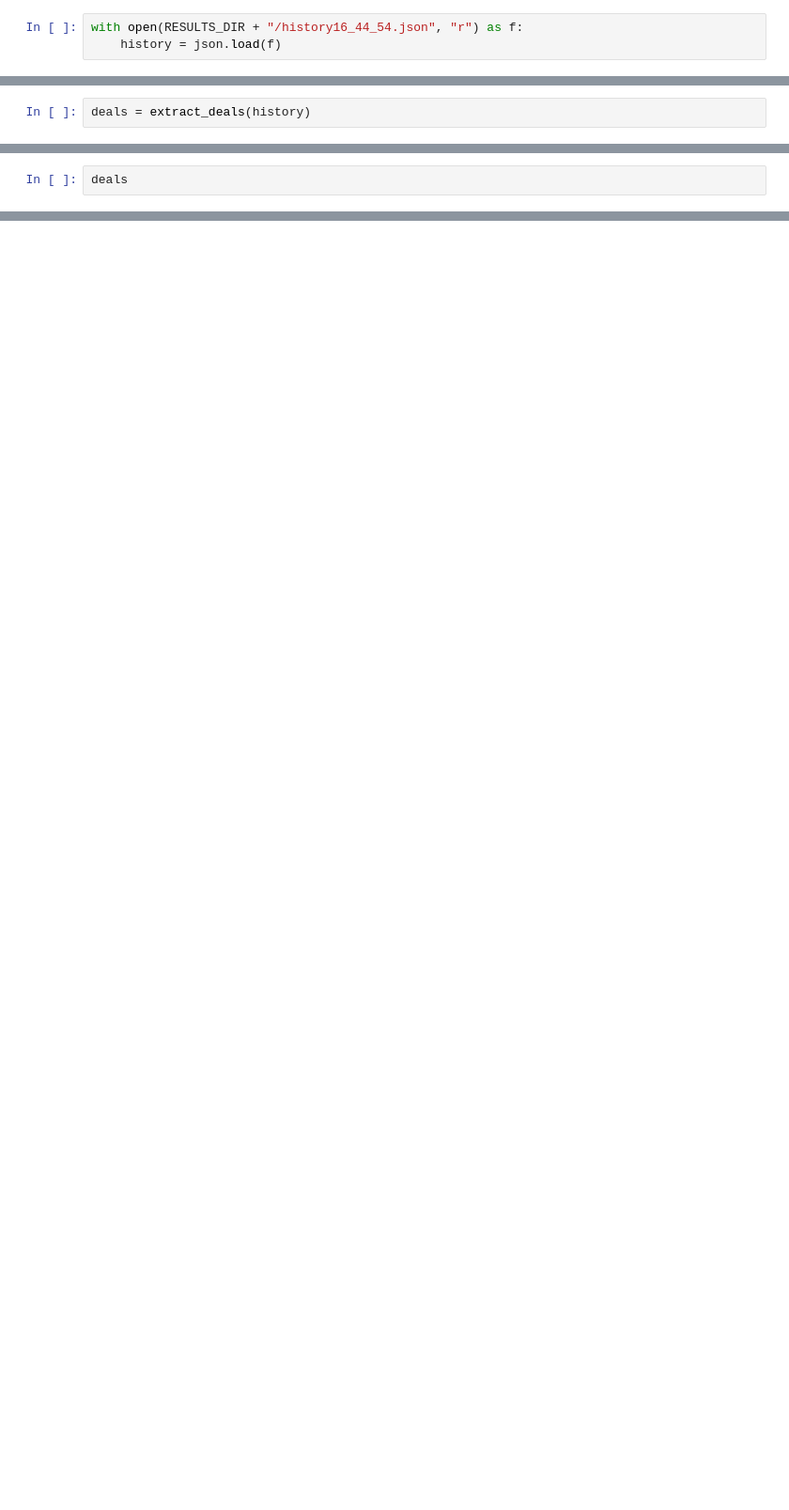
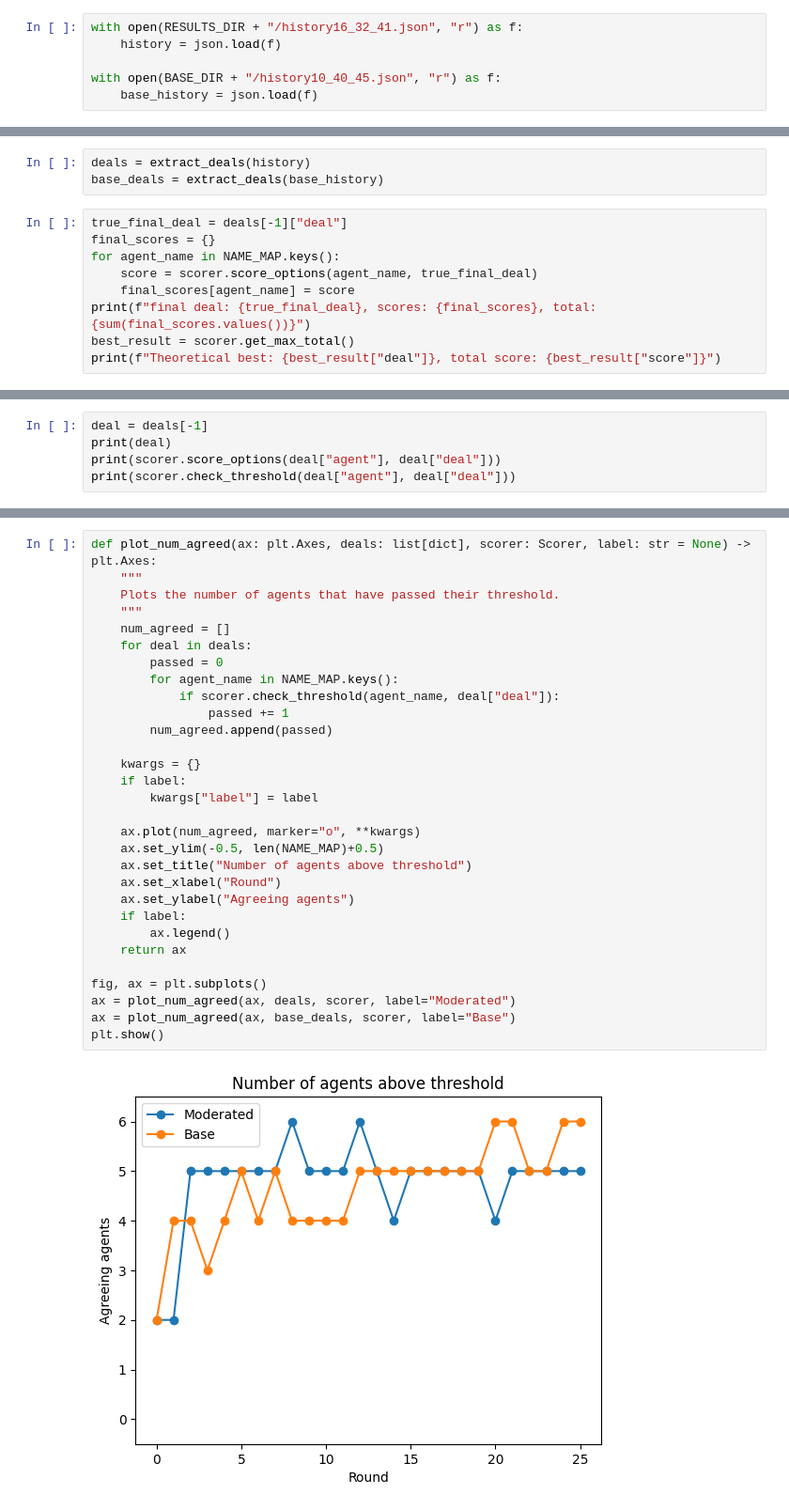
Before and after one commit to danyoungday/LLM-Deliberation, a Jupyter notebook: mystuff/analysis.ipynb, the cells around one changed output, grey strips where cells are left out. Shown at 94% size. Drawn from its saved outputs; the diff is of its cells as text; blank space fills up the shorter version.

Commit message:
Set up multi experiment and moderator history saving

```diff
--- a/mystuff/analysis.ipynb
+++ b/mystuff/analysis.ipynb
@@ -6,6 +116,9 @@ RESULTS_DIR = "games_descriptions/base/output/test-moderator"
 # %%
-with open(RESULTS_DIR + "/history16_44_54.json", "r") as f:
+with open(RESULTS_DIR + "/history16_32_41.json", "r") as f:
     history = json.load(f)
+
+with open(BASE_DIR + "/history10_40_45.json", "r") as f:
+    base_history = json.load(f)
 # %%
 def extract_deals(history: dict) -> list[dict[str, str]]:
     """
@@ -32,3 +145,13 @@ def extract_deals(history: dict) -> list[dict[str, str]]:
     return deals
 # %%
 deals = extract_deals(history)
+base_deals = extract_deals(base_history)
+# %%
+true_final_deal = deals[-1]["deal"]
+final_scores = {}
+for agent_name in NAME_MAP.keys():
+    score = scorer.score_options(agent_name, true_final_deal)
+    final_scores[agent_name] = score
+print(f"final deal: {true_final_deal}, scores: {final_scores}, total: {sum(final_scores.values())}")
+best_result = scorer.get_max_total()
+print(f"Theoretical best: {best_result["deal"]}, total score: {best_result["score"]}")
@@ -35,2 +165,5 @@ deals = extract_deals(history)
 # %%
-deals
+deal = deals[-1]
+print(deal)
+print(scorer.score_options(deal["agent"], deal["deal"]))
+print(scorer.check_threshold(deal["agent"], deal["deal"]))
@@ -36,0 +209,32 @@ deals
+# %%
+def plot_num_agreed(ax: plt.Axes, deals: list[dict], scorer: Scorer, label: str = None) -> plt.Axes:
+    """
+    Plots the number of agents that have passed their threshold.
+    """
+    num_agreed = []
+    for deal in deals:
+        passed = 0
+        for agent_name in NAME_MAP.keys():
+            if scorer.check_threshold(agent_name, deal["deal"]):
+                passed += 1
+        num_agreed.append(passed)
+
+    kwargs = {}
+    if label:
+        kwargs["label"] = label
+
+    ax.plot(num_agreed, marker="o", **kwargs)
+    ax.set_ylim(-0.5, len(NAME_MAP)+0.5)
+    ax.set_title("Number of agents above threshold")
+    ax.set_xlabel("Round")
+    ax.set_ylabel("Agreeing agents")
+    if label:
+        ax.legend()
+    return ax
+
+fig, ax = plt.subplots()
+ax = plot_num_agreed(ax, deals, scorer, label="Moderated")
+ax = plot_num_agreed(ax, base_deals, scorer, label="Base")
+plt.show()
+# %% [output]
+[figure, added]
```
Also changed, not shown: parts of 8 cells of this notebook, 6 other files.
